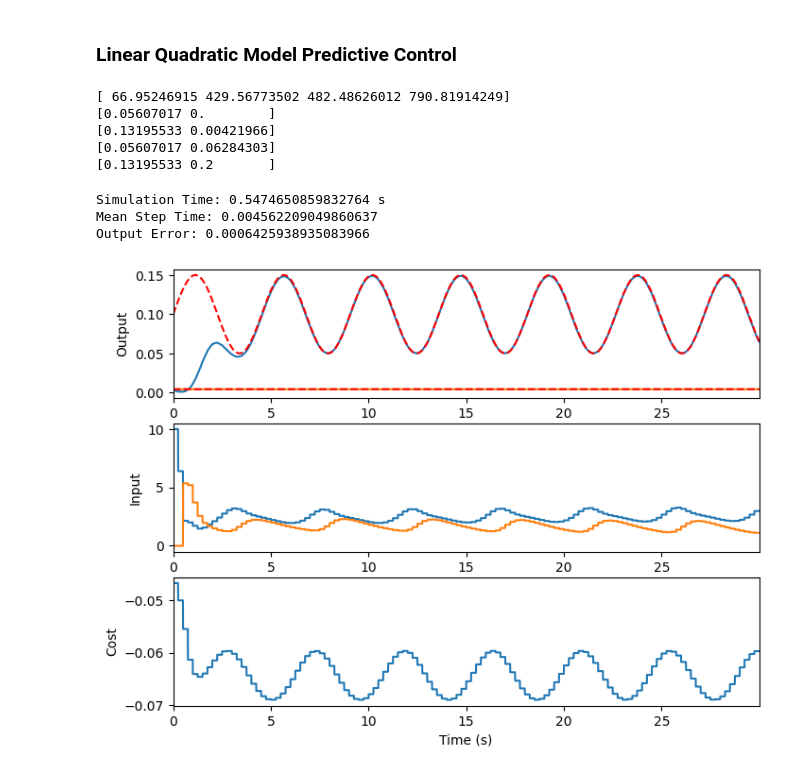
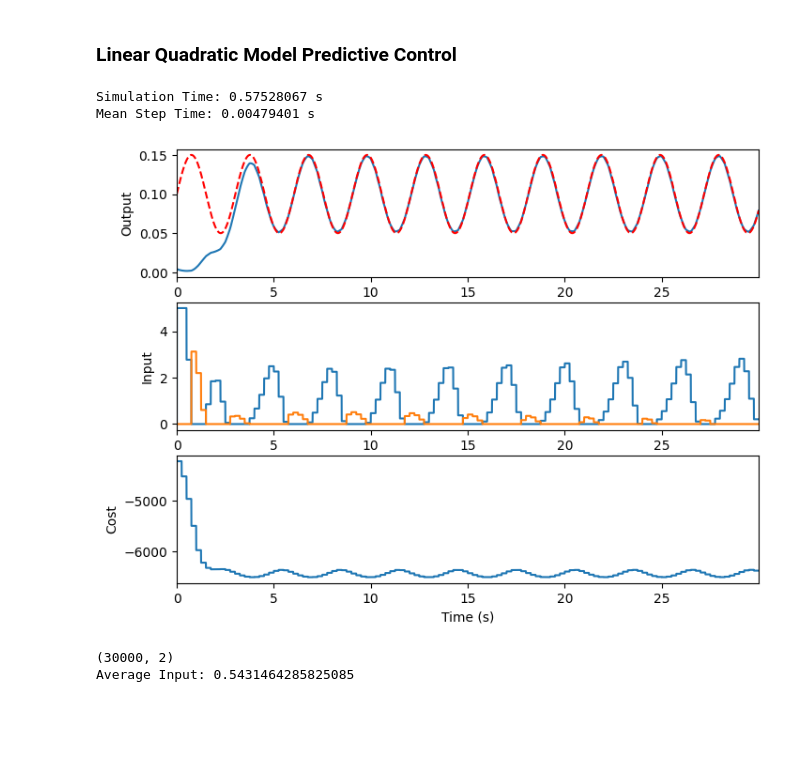
Before and after one commit to CLOCTools/lqmpc, a Jupyter notebook: testspace.ipynb, the cells around one changed output. Drawn from its saved outputs; the diff is of its cells as text; code cells hidden in the pictures; blank space fills up the shorter version.

```diff
--- a/testspace.ipynb
+++ b/testspace.ipynb
@@ -13,7 +13,7 @@ def y_to_z(y):
     return np.exp(61.4*np.array(y)-5.468)
 
 m = 2
-o = 2
+o = 1
 inv = np.linalg.inv
 pinv = np.linalg.pinv
 I = np.eye(4)
@@ -34,15 +34,15 @@ if o == 2:
 if o == 3:
     C = np.vstack([C, 2*C, 3*C])
 
-Q = C.T@C*1e0
-R = sparse.eye(m)*1e-6
+Q = C.T@C*1e5
+R = sparse.eye(m)*1e-1
 S = 0*sparse.eye(m)*1e-5
 umin = np.array([0])
-umax = np.array([10])
+umax = np.array([5])
 
 if m == 2:
     umin = np.array([0,0])
-    umax = np.array([10,10])
+    umax = np.array([5,5])
 if m == 3:
     umin = np.array([0,0,0])
     umax = np.array([10,10,10])
@@ -53,7 +53,7 @@ x0 = np.zeros(4)
 
 t_step = 0.001
 
-zr = 0.05*np.sin(np.linspace(0,2*np.pi,(L+25)*250)*8)+0.1
+zr = 0.05*np.sin(np.linspace(0,2*np.pi,(L+25)*250)*12)+0.1
 zr2 = 0.05*np.sin(np.linspace(0,2*np.pi,(L+25)*250)*4)+0.1
 zr2 = 0.2*np.ones((L+25)*250)
 #zr = np.hstack([1.5*zr[:int(len(zr)/4)],
@@ -71,25 +71,19 @@ if o == 3:
 #ur1 = inv(C@inv(I-A)@B)@yr
 ur = pinv(C@inv(I-A)@B)@yr
 xr = inv(I-A)@B@ur
-print(xr[:,500])
-print(C@xr[:,500])
-print(y_to_z(C@xr[:,500]))
-print(yr[:,500])
-print(zr[:,500])
-# %% [output]
-[ 66.95246915 429.56773502 482.48626012 790.81914249]
-[0.05607017 0.        ]
-[0.13195533 0.00421966]
-[0.05607017 0.06284303]
-[0.13195533 0.2       ]
 # %%
 mpc = lqmpc.LQMPC(t_step,A,B,C)
 mpc.set_control(Q=Q,R=R,S=S,N=25,M=20)
 mpc.set_constraints(umin=umin,umax=umax)
 mpc.simulate(0.25, x0, u0, xr, L)
 mpc.plot(f=y_to_z)
+
+u = np.array(mpc.u)
+print(u.shape)
+print('Average Input:', np.sum(u[:])/60000)
 # %% [output]
-Simulation Time: 0.5474650859832764 s
-Mean Step Time: 0.004562209049860637
-Output Error: 0.0006425938935083966
+Simulation Time: 0.57528067 s
+Mean Step Time: 0.00479401 s
-[figure, old version]
+[figure, new version]
+(30000, 2)
+Average Input: 0.5431464285825085
```
Also changed, not shown: 1 other file.
